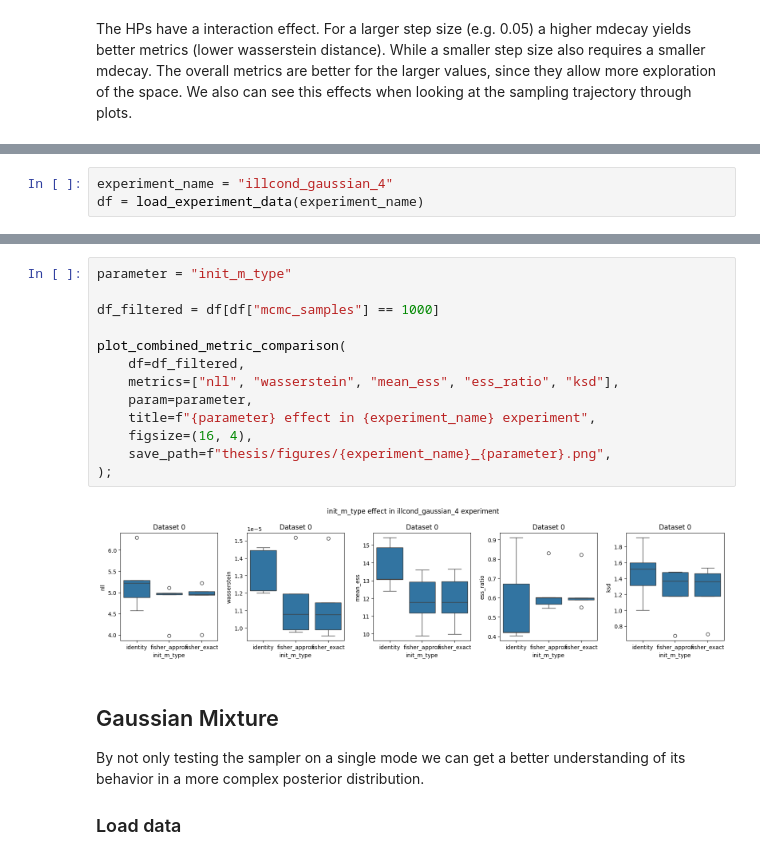
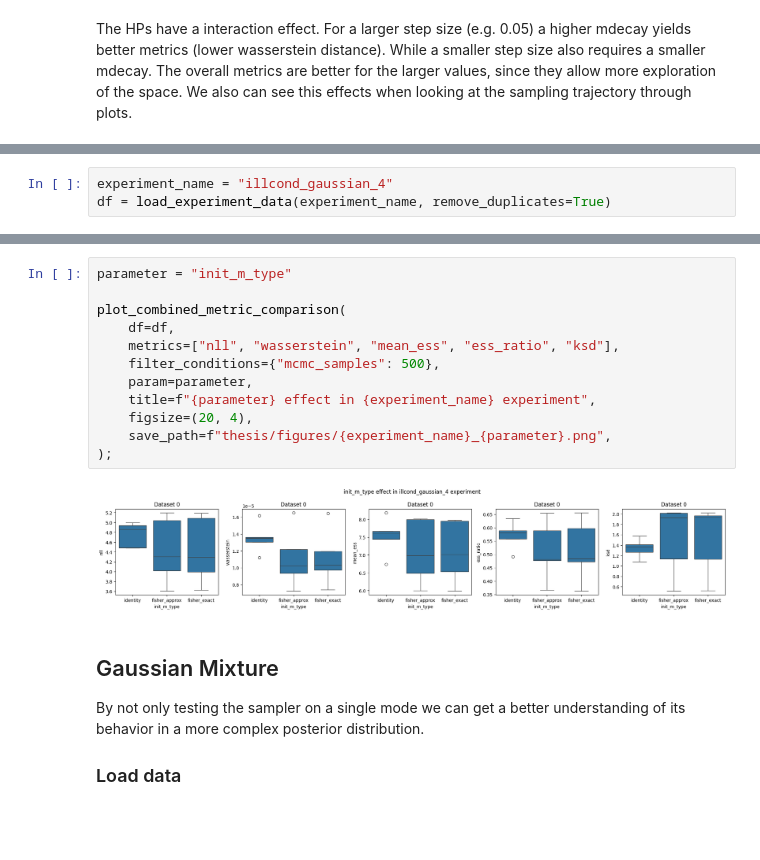
Before and after one commit to mo374z/enhancing-sgmcmc, a Jupyter notebook: notebooks/evaluate_experiments.ipynb, the cells around one changed output, grey strips where cells are left out. Saved outputs shown, nothing was run; the diff lists cells and outputs as text; blank space fills up the shorter version.

Commit message:
✨ re-conduct experiments and evaluate them again

```diff
--- a/notebooks/evaluate_experiments.ipynb
+++ b/notebooks/evaluate_experiments.ipynb
@@ -206,3 +133,3 @@ We conduct experiments with a ill-conditioned Gaussian ground truth we want to t
 # %%
 experiment_name = "illcond_gaussian_4"
-df = load_experiment_data(experiment_name)
+df = load_experiment_data(experiment_name, remove_duplicates=True)
@@ -266,18 +172,17 @@ plt.show()
 # %%
 parameter = "init_m_type"
 
-df_filtered = df[df["mcmc_samples"] == 1000]
-
 plot_combined_metric_comparison(
-    df=df_filtered,
+    df=df,
     metrics=["nll", "wasserstein", "mean_ess", "ess_ratio", "ksd"],
+    filter_conditions={"mcmc_samples": 500},
     param=parameter,
     title=f"{parameter} effect in {experiment_name} experiment",
-    figsize=(16, 4),
+    figsize=(20, 4),
     save_path=f"thesis/figures/{experiment_name}_{parameter}.png",
 );
 # %% [output]
-[figure, old version]
+[figure, new version]
 # %% [markdown]
 ## Gaussian Mixture
 
```
Also changed, not shown: parts of 25 cells of this notebook, 9 other files.
